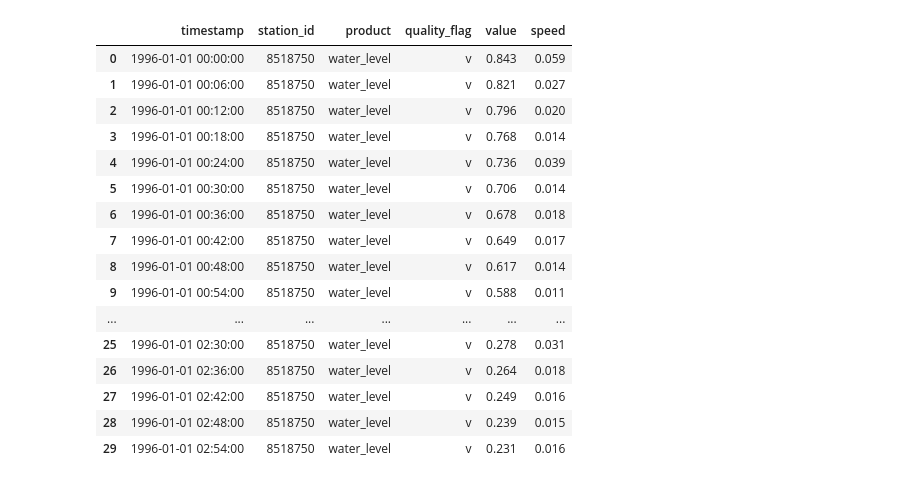
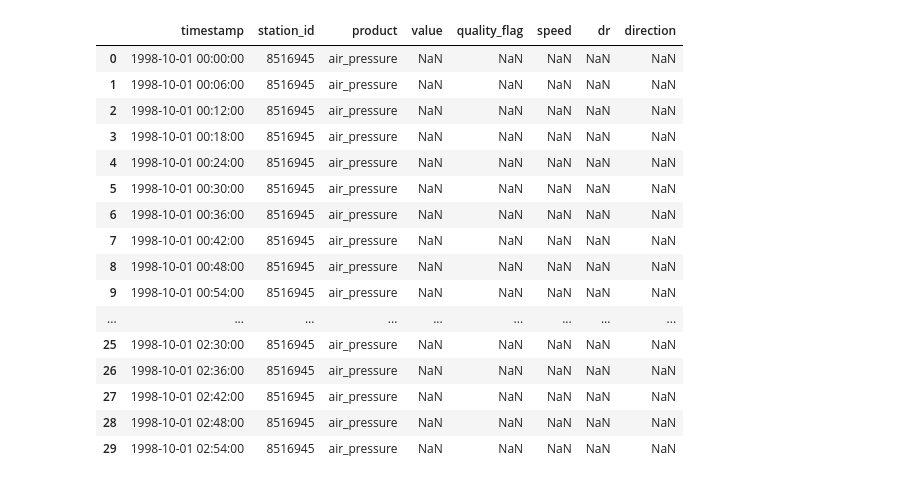
Before and after one commit to RossNeyman/fishing-predictor, a Jupyter notebook: notebooks/eda_coop.ipynb, the cells around one changed output. Drawn from its saved outputs; the diff is of its cells as text; code cells hidden in the pictures.

Commit message:
WIP started eda on survey data

```diff
--- a/notebooks/eda_coop.ipynb
+++ b/notebooks/eda_coop.ipynb
@@ -2,7 +2,7 @@
 import pandas as pd, glob
 
 # Load one station, one product
-files = glob.glob("../noaa_data_pipeline/data/coops/station=8518750/product=water_level/**/*.parquet", recursive=True)
+files = glob.glob("../noaa_data_pipeline/data/coops/station=8516945/**/**/*.parquet", recursive=True)
 df = pd.concat([pd.read_parquet(f) for f in sorted(files)])
 
 print(df.shape)
@@ -30,17 +32,17 @@ std                              NaN  5.399595e-01  3.769307e-02
-|  | timestamp | station_id | product | quality_flag | value | speed |
-| 0 | 1996-01-01 00:00:00 | 8518750 | water_level | v | 0.843 | 0.059 |
-| 1 | 1996-01-01 00:06:00 | 8518750 | water_level | v | 0.821 | 0.027 |
-| 2 | 1996-01-01 00:12:00 | 8518750 | water_level | v | 0.796 | 0.020 |
-| 3 | 1996-01-01 00:18:00 | 8518750 | water_level | v | 0.768 | 0.014 |
-| 4 | 1996-01-01 00:24:00 | 8518750 | water_level | v | 0.736 | 0.039 |
-| 5 | 1996-01-01 00:30:00 | 8518750 | water_level | v | 0.706 | 0.014 |
-| 6 | 1996-01-01 00:36:00 | 8518750 | water_level | v | 0.678 | 0.018 |
-| 7 | 1996-01-01 00:42:00 | 8518750 | water_level | v | 0.649 | 0.017 |
-| 8 | 1996-01-01 00:48:00 | 8518750 | water_level | v | 0.617 | 0.014 |
-| 9 | 1996-01-01 00:54:00 | 8518750 | water_level | v | 0.588 | 0.011 |
-| ... | ... | ... | ... | ... | ... | ... |
-| 25 | 1996-01-01 02:30:00 | 8518750 | water_level | v | 0.278 | 0.031 |
-| 26 | 1996-01-01 02:36:00 | 8518750 | water_level | v | 0.264 | 0.018 |
-| 27 | 1996-01-01 02:42:00 | 8518750 | water_level | v | 0.249 | 0.016 |
-| 28 | 1996-01-01 02:48:00 | 8518750 | water_level | v | 0.239 | 0.015 |
-| 29 | 1996-01-01 02:54:00 | 8518750 | water_level | v | 0.231 | 0.016 |
+|  | timestamp | station_id | product | value | quality_flag | speed | dr | direction |
+| 0 | 1998-10-01 00:00:00 | 8516945 | air_pressure | NaN | NaN | NaN | NaN | NaN |
+| 1 | 1998-10-01 00:06:00 | 8516945 | air_pressure | NaN | NaN | NaN | NaN | NaN |
+| 2 | 1998-10-01 00:12:00 | 8516945 | air_pressure | NaN | NaN | NaN | NaN | NaN |
+| 3 | 1998-10-01 00:18:00 | 8516945 | air_pressure | NaN | NaN | NaN | NaN | NaN |
+| 4 | 1998-10-01 00:24:00 | 8516945 | air_pressure | NaN | NaN | NaN | NaN | NaN |
+| 5 | 1998-10-01 00:30:00 | 8516945 | air_pressure | NaN | NaN | NaN | NaN | NaN |
+| 6 | 1998-10-01 00:36:00 | 8516945 | air_pressure | NaN | NaN | NaN | NaN | NaN |
+| 7 | 1998-10-01 00:42:00 | 8516945 | air_pressure | NaN | NaN | NaN | NaN | NaN |
+| 8 | 1998-10-01 00:48:00 | 8516945 | air_pressure | NaN | NaN | NaN | NaN | NaN |
+| 9 | 1998-10-01 00:54:00 | 8516945 | air_pressure | NaN | NaN | NaN | NaN | NaN |
+| ... | ... | ... | ... | ... | ... | ... | ... | ... |
+| 25 | 1998-10-01 02:30:00 | 8516945 | air_pressure | NaN | NaN | NaN | NaN | NaN |
+| 26 | 1998-10-01 02:36:00 | 8516945 | air_pressure | NaN | NaN | NaN | NaN | NaN |
+| 27 | 1998-10-01 02:42:00 | 8516945 | air_pressure | NaN | NaN | NaN | NaN | NaN |
+| 28 | 1998-10-01 02:48:00 | 8516945 | air_pressure | NaN | NaN | NaN | NaN | NaN |
+| 29 | 1998-10-01 02:54:00 | 8516945 | air_pressure | NaN | NaN | NaN | NaN | NaN |
```
Also changed, not shown: parts of 12 cells of this notebook, 4 other files.
